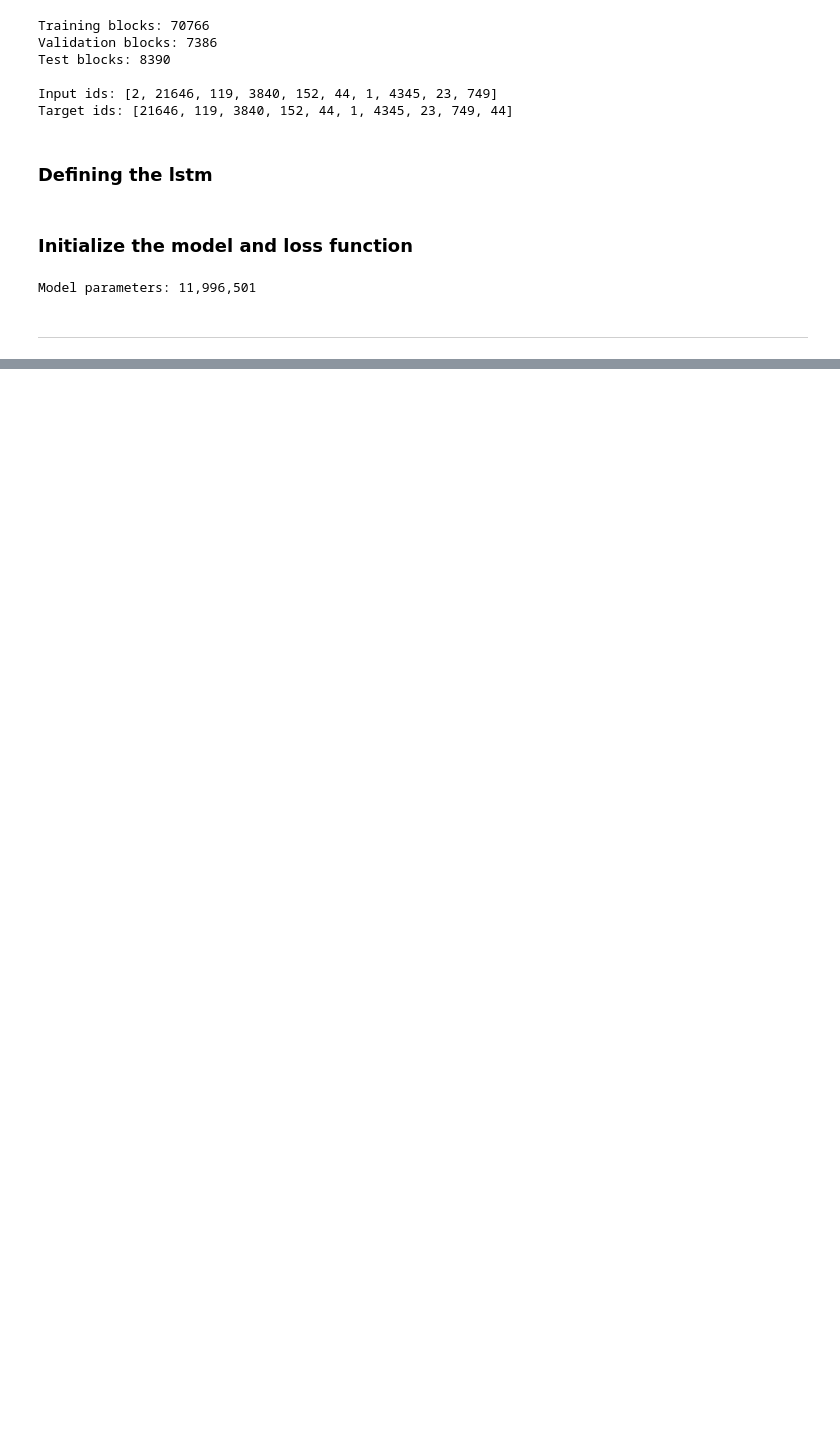
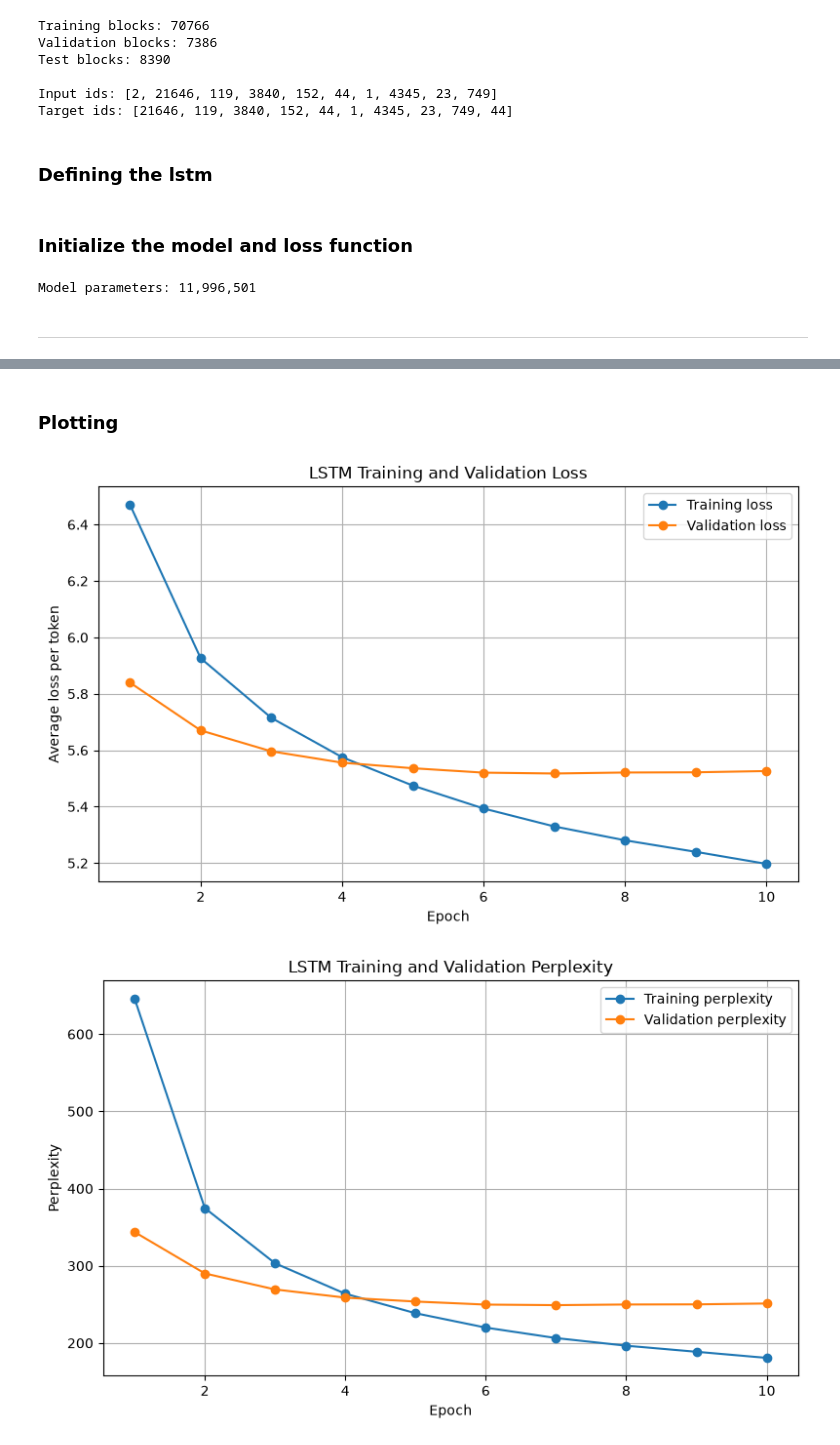
Before and after one commit to yegiVH/Smart-Autocomplete-Systems, a Jupyter notebook: notebooks/lstm.ipynb, the cells around one changed output, grey strips where cells are left out. Drawn from its saved outputs; the diff is of its cells as text; code cells hidden in the pictures; blank space fills up the shorter version.

Commit message:
lstm done, added report comparing lstm and ngram

```diff
--- a/notebooks/lstm.ipynb
+++ b/notebooks/lstm.ipynb
@@ -17,7 +20,7 @@ from tokenizers import Tokenizer
 PROJECT_DIR = Path.cwd().parent
 
 PROCESSED_DIR = PROJECT_DIR/"data"/"processed"
-MODEL_DIR = PROJECT_DIR/"models"
+MODEL_DIR = PROJECT_DIR/"models"/"lstm"
 MODEL_DIR.mkdir(parents=True, exist_ok=True)
 
 hf_tokenizer = Tokenizer.from_file(str(PROCESSED_DIR/"tokenizer.json"))
@@ -74,7 +77,7 @@ BATCH_SIZE = 4
 
 # training settings
 LEARNING_RATE = 0.001
-EPOCHS = 3
+EPOCHS = 10
 
 print("Block size:", BLOCK_SIZE)
 print("Batch size:", BATCH_SIZE)
@@ -224,0 +315,35 @@ def run_epoch(model, data_loader, criterion, optimizer=None):
+# %% [markdown]
+### Plotting
+# %%
+epochs = [item["epoch"] for item in history]
+train_losses = [item["train_loss"] for item in history]
+val_losses = [item["validation_loss"] for item in history]
+train_perplexities = [item["train_perplexity"] for item in history]
+val_perplexities = [item["validation_perplexity"] for item in history]
+
+# Plot loss
+plt.figure(figsize=(8, 5))
+plt.plot(epochs, train_losses, marker="o", label="Training loss")
+plt.plot(epochs, val_losses, marker="o", label="Validation loss")
+plt.xlabel("Epoch")
+plt.ylabel("Average loss per token")
+plt.title("LSTM Training and Validation Loss")
+plt.legend()
+plt.grid(True)
+plt.tight_layout()
+plt.show()
+
+# plot perplexity
+plt.figure(figsize=(8, 5))
+plt.plot(epochs, train_perplexities, marker="o", label="Training perplexity")
+plt.plot(epochs, val_perplexities, marker="o", label="Validation perplexity")
+plt.xlabel("Epoch")
+plt.ylabel("Perplexity")
+plt.title("LSTM Training and Validation Perplexity")
+plt.legend()
+plt.grid(True)
+plt.tight_layout()
+plt.show()
+# %% [output]
+[figure, added]
+[figure, added]
```
Also changed, not shown: parts of 22 cells of this notebook, 8 other files.
